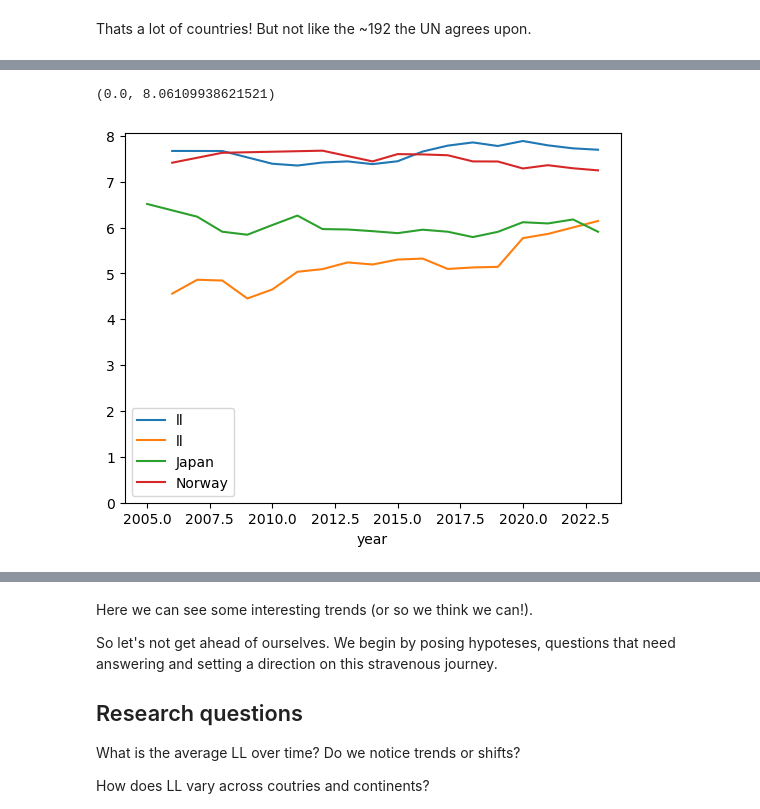
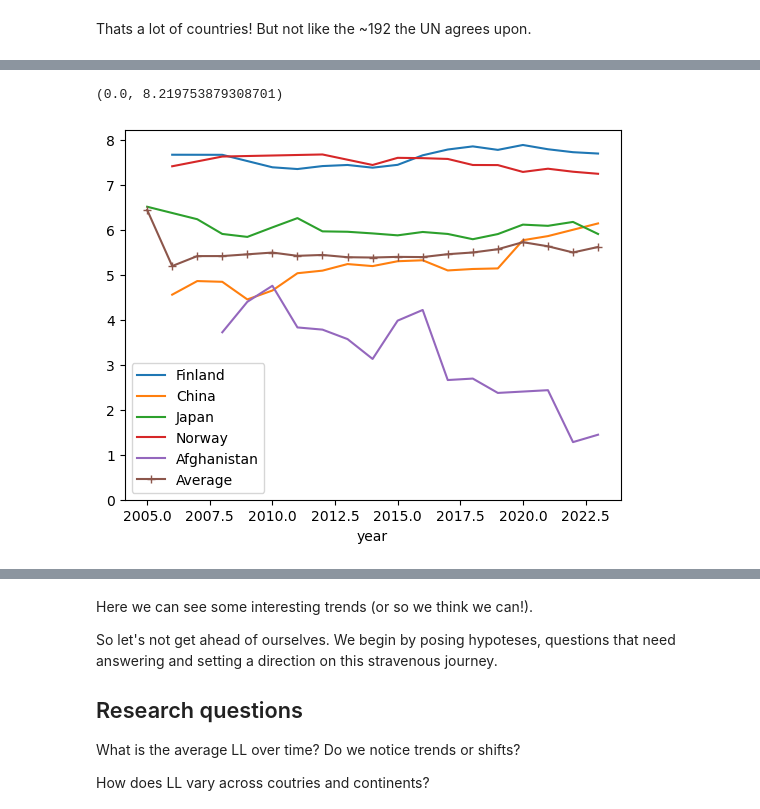
Before and after one commit to olavbm/practical-statistics-for-data-scientists-, a Jupyter notebook: python/notebooks/WHR.ipynb, the cells around one changed output, grey strips where cells are left out. Cells and saved outputs as stored; diff of their text form; code cells hidden in the pictures.

```diff
--- a/python/notebooks/WHR.ipynb
+++ b/python/notebooks/WHR.ipynb
@@ -87,12 +1275,21 @@ following feelings during A LOT OF THE DAY yesterday? How about Anger?”
 # %%
 ax = plt.gca()
 col_to_plot = "ll"
-orig_df[orig_df["Country name"] == "Finland"].plot(x="year", y=col_to_plot, ax=ax)
-orig_df[orig_df["Country name"] == "China"].plot(x="year", y=col_to_plot, ax=ax)
+orig_df[orig_df["Country name"] == "Finland"].plot(x="year", label="Finland", y=col_to_plot, ax=ax)
+orig_df[orig_df["Country name"] == "China"].plot(x="year",label="China", y=col_to_plot, ax=ax)
 orig_df[orig_df["Country name"] == "Japan"].plot(x="year", label="Japan", y=col_to_plot, ax=ax)
 orig_df[orig_df["Country name"] == "Norway"].plot(x="year", label="Norway", y=col_to_plot, ax=ax)
+orig_df[orig_df["Country name"] == "Afghanistan"].plot(x="year", label="Afghanistan", y=col_to_plot, ax=ax)
+
+df = orig_df.copy()
+df.drop(columns=["Country name"], inplace=True)
+df.dropna()
+df = df.groupby("year").mean().reset_index()
+
+df.plot(x="year", y="ll", label="Average", ax=ax, marker="+")
+
 
 plt.ylim(0)
 # %% [output]
-(0.0, 8.06109938621521)
+(0.0, 8.219753879308701)
-[figure, old version]
+[figure, new version]
```
Also changed, not shown: parts of 35 cells of this notebook, 3 other files.
